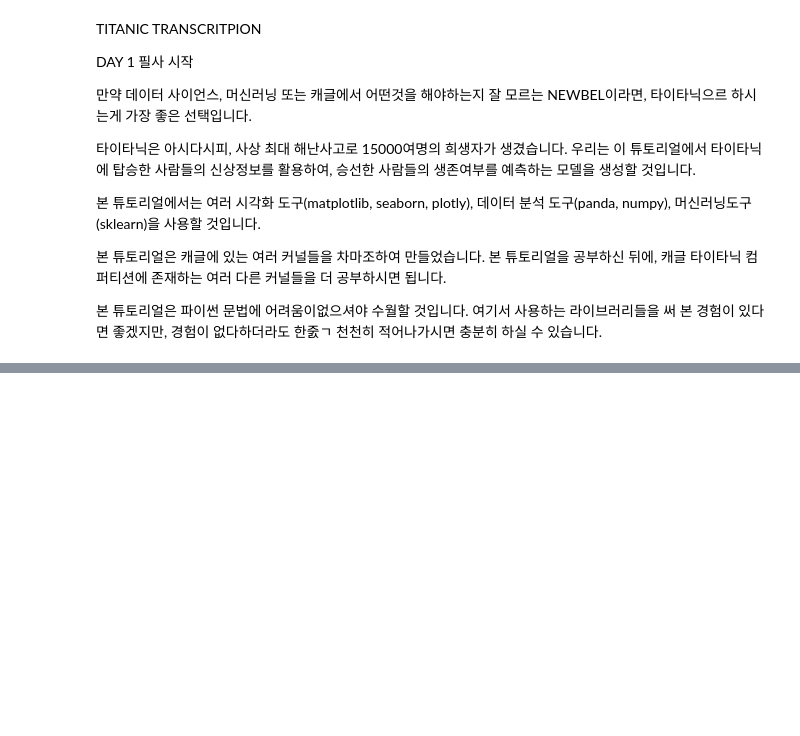
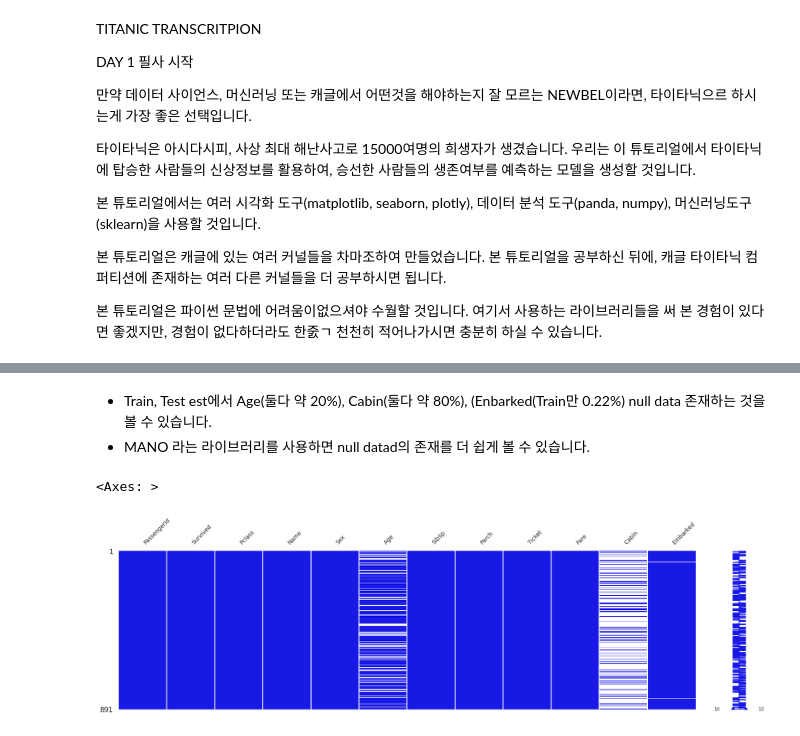
Before and after one commit to Highflying07/Data-Science, a Jupyter notebook: titanic-transcription-kyusun.ipynb, the cells around one changed output, grey strips where cells are left out. Saved outputs shown, nothing was run; the diff lists cells and outputs as text; code cells hidden in the pictures; blank space fills up the shorter version.

```diff
--- a/titanic-transcription-kyusun.ipynb
+++ b/titanic-transcription-kyusun.ipynb
@@ -40,12 +40,13 @@ import numpy as np
 import pandas as pd
 import matplotlib.pyplot as plt
 import seaborn as sns
-
-plt.style.use('seaborn')
-sns.set_theme(style='darkgrid', font_scale=1.5)
+sns.set(style='darkgrid', font_scale=1.5)
 # 이 두줄은 본 필자가 항상 쓰는 방법입니다.
 # matplotlib의 기본 scheme말고 seaborn scheme을 세팅하고,
 # 일일이 graph의 font size를 지정할 필요 없이 seaborn의 font_scale을 사용하면 편합니다.
+
+# import seaborn as sns
+# sns.set()  # This applies the default Seaborn style
 
 #ignore warnings
 import warnings
@@ -57,0 +190,10 @@ df_train = pd.read_csv('/kaggle/input/titanic/train.csv')
+# %% [markdown]
+- Train, Test est에서 Age(둘다 약 20%), Cabin(둘다 약 80%), (Enbarked(Train만 0.22%) null data 존재하는 것을 볼 수 있습니다.
+- MANO 라는 라이브러리를 사용하면 null datad의 존재를 더 쉽게 볼 수 있습니다.
+# %%
+import missingno as msno
+
+msno.matrix(df=df_train.iloc[:,:], fontsize=10, figsize=(20,5), color=(0.1, 0.1, 0.9))
+# %% [output]
+<Axes: >
+[figure, added]
```
Also changed, not shown: parts of 19 cells of this notebook.
